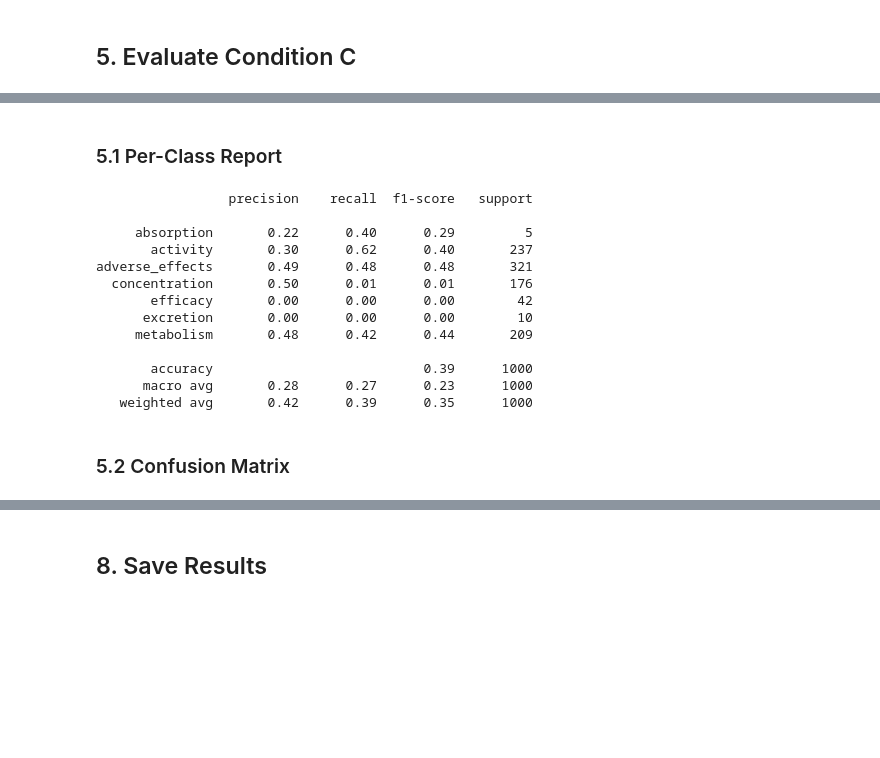
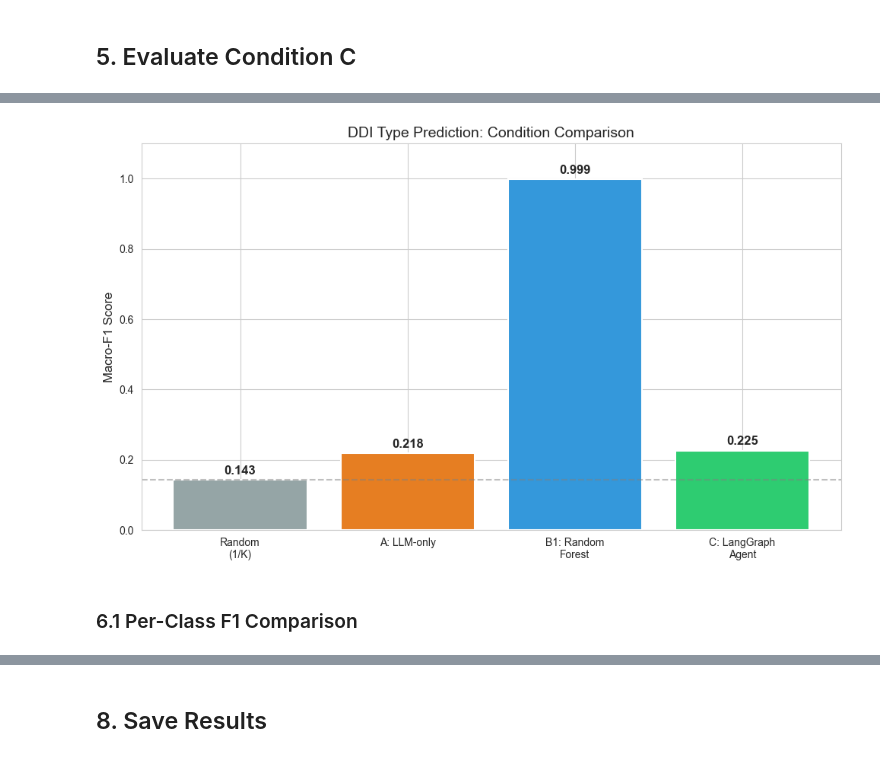
Before and after one commit to ewu18/ddi-graph-llm, a Jupyter notebook: notebooks/06_langgraph_agent.ipynb, the cells around one changed output, grey strips where cells are left out. Cells and saved outputs as stored; diff of their text form; code cells hidden in the pictures; blank space fills up the shorter version.

```diff
--- a/notebooks/06_langgraph_agent.ipynb
+++ b/notebooks/06_langgraph_agent.ipynb
@@ -294,20 +445,23 @@ Macro-F1:     0.2321
+# %%
+fig, ax = plt.subplots(figsize=(10, 6))
+
+conditions = ['Random\n(1/K)', 'A: LLM-only', 'B1: Random\nForest', 'C: LangGraph\nAgent']
+scores = [1/7, llm_f1, rf_f1, agent_f1]
+colors = ['#95a5a6', '#e67e22', '#3498db', '#2ecc71']
+
+bars = ax.bar(conditions, scores, color=colors, edgecolor='white', linewidth=1.5)
+for bar, score in zip(bars, scores):
+    ax.text(bar.get_x() + bar.get_width()/2, bar.get_height() + 0.01,
+            f'{score:.3f}', ha='center', va='bottom', fontsize=12, fontweight='bold')
+
+ax.set_ylabel('Macro-F1 Score', fontsize=12)
+ax.set_title('DDI Type Prediction: Condition Comparison', fontsize=14)
+ax.set_ylim(0, 1.1)
+ax.axhline(y=1/7, color='gray', linestyle='--', alpha=0.5)
+plt.tight_layout()
+plt.savefig("../data/comparison_chart.png", dpi=150, bbox_inches='tight')
+plt.show()
+# %% [output]
+[figure, added]
 # %% [markdown]
-### 5.1 Per-Class Report
+### 6.1 Per-Class F1 Comparison
-# %%
-print(classification_report(y_true, y_pred_c, zero_division=0))
-# %% [output]
-                 precision    recall  f1-score   support
-
-     absorption       0.22      0.40      0.29         5
-       activity       0.30      0.62      0.40       237
-adverse_effects       0.49      0.48      0.48       321
-  concentration       0.50      0.01      0.01       176
-       efficacy       0.00      0.00      0.00        42
-      excretion       0.00      0.00      0.00        10
-     metabolism       0.48      0.42      0.44       209
-
-       accuracy                           0.39      1000
-      macro avg       0.28      0.27      0.23      1000
-   weighted avg       0.42      0.39      0.35      1000
-# %% [markdown]
-### 5.2 Confusion Matrix
```
Also changed, not shown: parts of 34 cells of this notebook, 1 other file.
